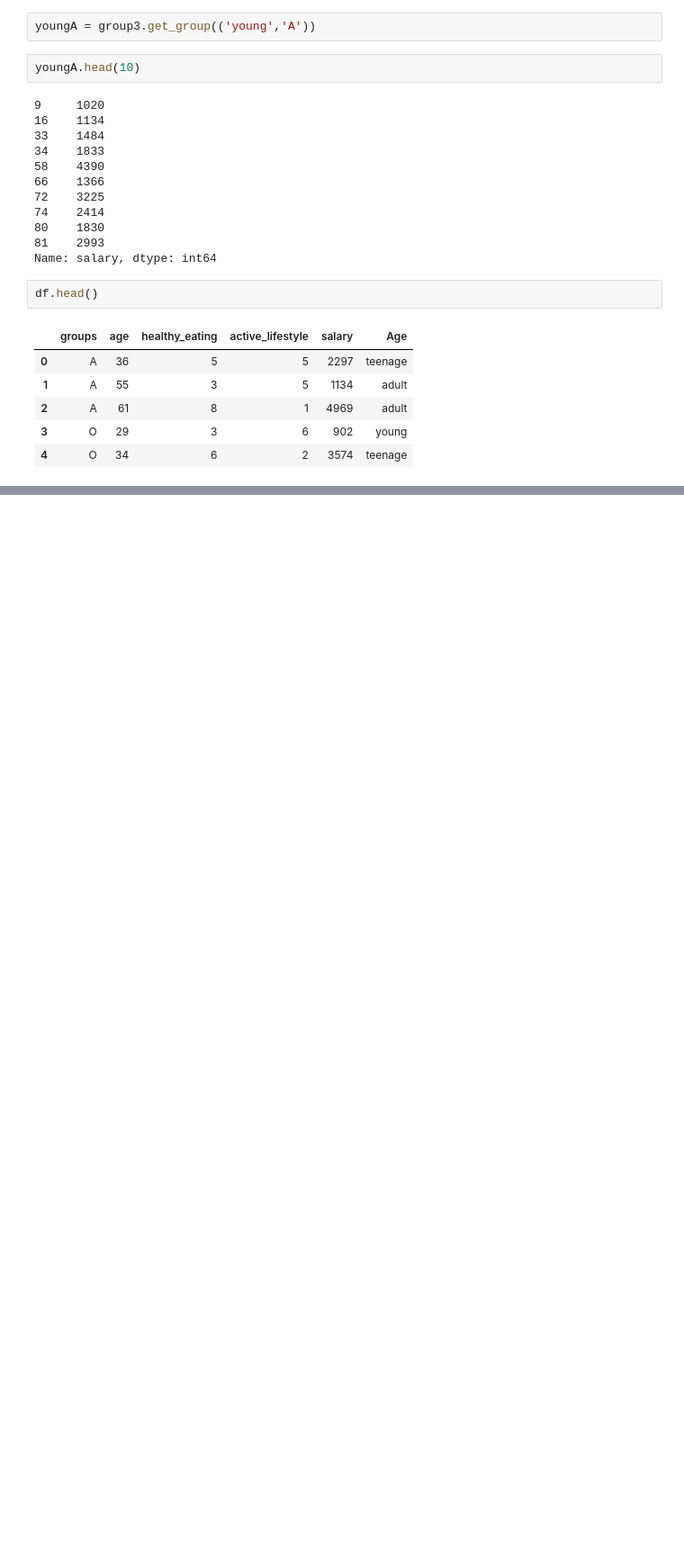
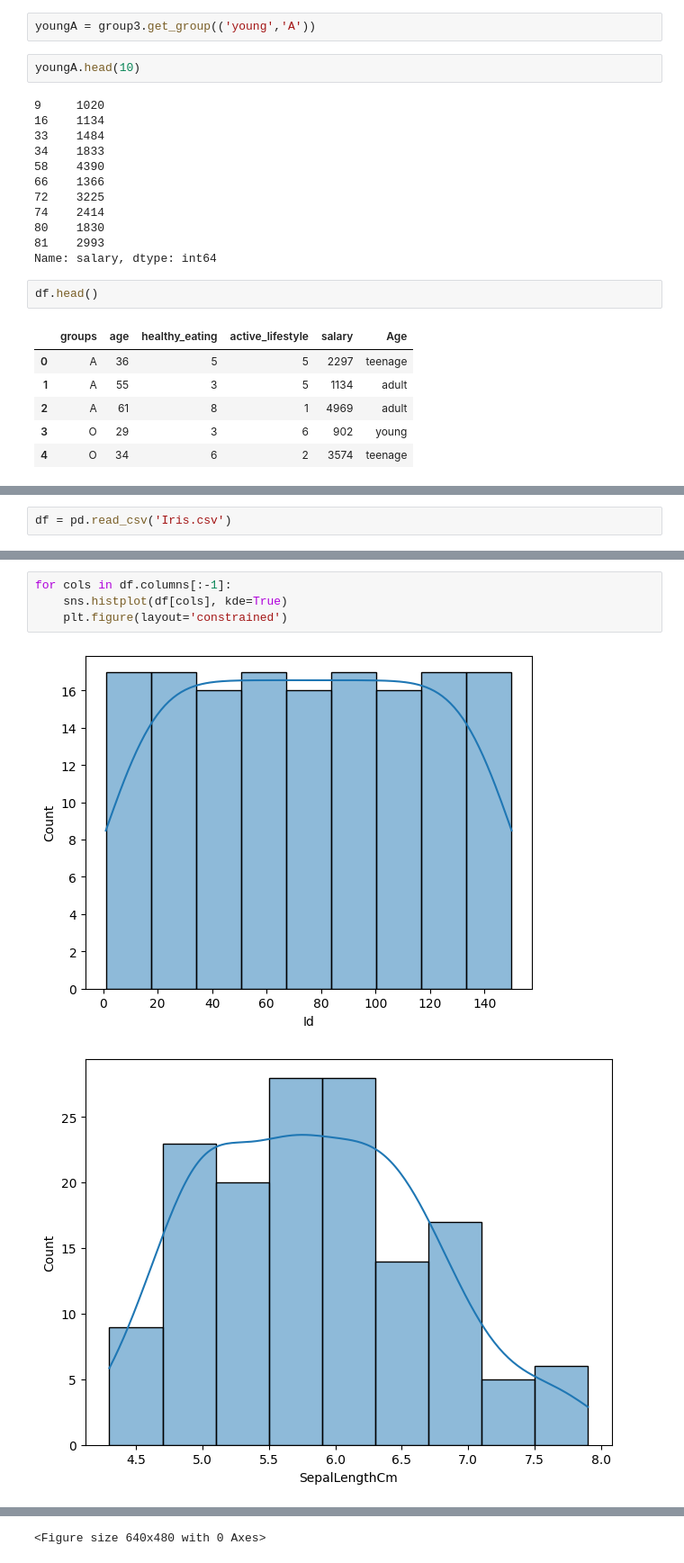
Before and after one commit to pratham-25/SPPU-CE-DSBDAL, a Jupyter notebook: demo.ipynb, the cells around one changed output, grey strips where cells are left out. Shown at 90% size. Cells and saved outputs as stored; diff of their text form; blank space fills up the shorter version.

```diff
--- a/demo.ipynb
+++ b/demo.ipynb
@@ -1041,0 +1082,2 @@ ValueError: The truth value of a Series is ambiguous. Use a.empty, a.bool(), a.i
+# %%
+df = pd.read_csv('Iris.csv')
@@ -1041,0 +1098,7 @@ ValueError: The truth value of a Series is ambiguous. Use a.empty, a.bool(), a.i
+# %%
+for cols in df.columns[:-1]:
+    sns.histplot(df[cols], kde=True)
+    plt.figure(layout='constrained')
+# %% [output]
+[figure, added]
+[figure, added]
@@ -1041,0 +1108 @@ ValueError: The truth value of a Series is ambiguous. Use a.empty, a.bool(), a.i
+<Figure size 640x480 with 0 Axes>
```
Also changed, not shown: parts of 62 cells of this notebook, 2 other files.
